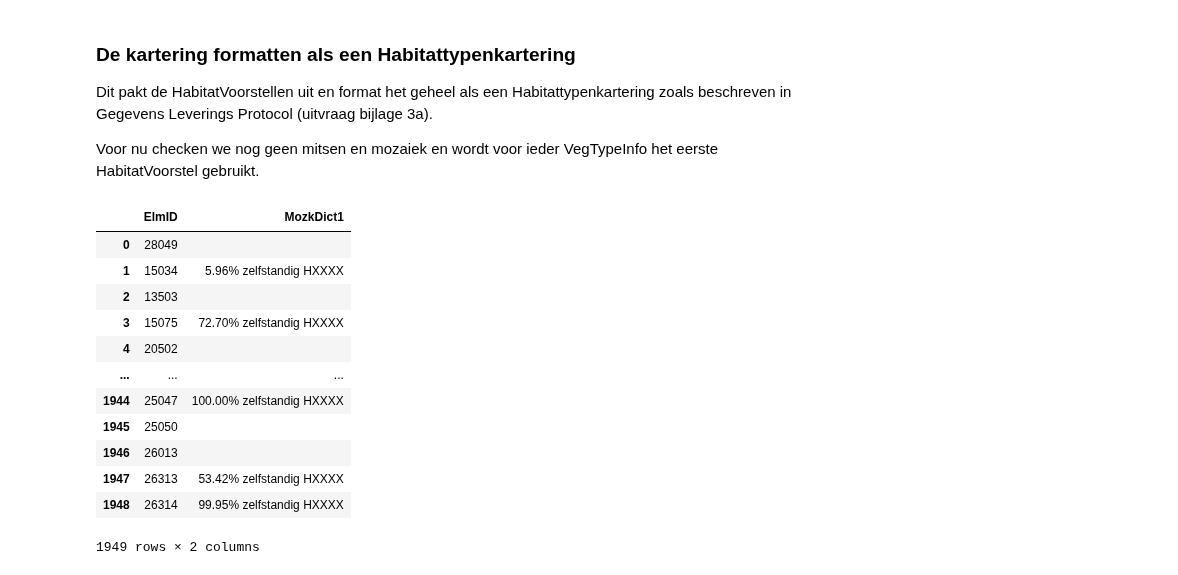
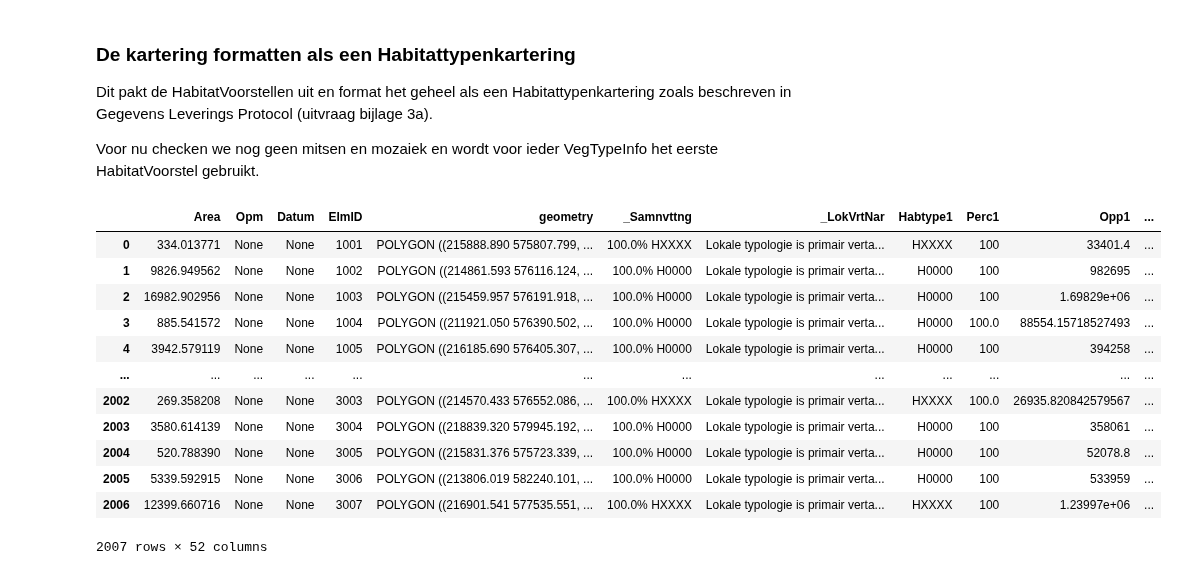
Before and after one commit to Spheer-ai/veg2hab, a Jupyter notebook: notebooks/functionality_test.ipynb, the cells around one changed output. Saved outputs shown, nothing was run; the diff lists cells and outputs as text; code cells hidden in the pictures.

```diff
--- a/notebooks/functionality_test.ipynb
+++ b/notebooks/functionality_test.ipynb
@@ -117,3 +117,20 @@ access_kartering.gdf.head(3)
 | 0 | 28049 | None | 19072013 | POLYGON ((189433.818 538314.302, ... | 3761.736281 | Lokale typologie is primair verta... | 1809 | 1809 | [(90%, SBB: ['9a2a'], VvN: []), (... |
 | 1 | 15034 | None | 10092013 | POLYGON ((190568.500 539171.122, ... | 10442.658431 | Lokale typologie is primair verta... | 815 | 815 | [(100%, SBB: ['50a'], VvN: [])] |
 | 2 | 13503 | None | 14102013 | POLYGON ((189538.104 539409.332, ... | 2174.098680 | Lokale typologie is primair verta... | 650 | 650 | [(90%, SBB: ['9a2a'], VvN: []), (... |
+# %%
+# Oke even voor testen
+
+shape_path = Path("../testing/vegetatiekarteringen/GR/SBB ZWK 2010/0814_Tussen de Gasten 2010/ZWK0814_2010.shp")
+csvs_path = Path("../testing/vegetatiekarteringen/DR Extra/NM_DCR2013/DCR2013_DigitaleStandaard/DCR fochteloo")
+
+shape_elm_id_column = "OBJECTID"
+
+# Elmid	Datum	Opmerking	single	SBB	SBBTYPE		+
+
+access_kartering = Kartering.from_shapefile(
+    shape_path, "Elmid", "single", "SBB", None, None, "SBBTYPE", None, "+", None
+)
+
+access_kartering.gdf.head(3)
+
+g = access_kartering.gdf
@@ -170,20 +192,20 @@ Dit pakt de HabitatVoorstellen uit en format het geheel als een Habitattypenkart
 Voor nu checken we nog geen mitsen en mozaiek en wordt voor ieder VegTypeInfo het eerste HabitatVoorstel gebruikt.
 # %%
 final_format = access_kartering.as_final_format()
-final_format[["ElmID", "MozkDict1"]]
+final_format
 # %% [output]
-|  | ElmID | MozkDict1 |
-| 0 | 28049 |  |
-| 1 | 15034 | 5.96% zelfstandig HXXXX |
-| 2 | 13503 |  |
-| 3 | 15075 | 72.70% zelfstandig HXXXX |
-| 4 | 20502 |  |
-| ... | ... | ... |
-| 1944 | 25047 | 100.00% zelfstandig HXXXX |
-| 1945 | 25050 |  |
-| 1946 | 26013 |  |
-| 1947 | 26313 | 53.42% zelfstandig HXXXX |
-| 1948 | 26314 | 99.95% zelfstandig HXXXX |
+|  | Area | Opm | Datum | ElmID | geometry | _Samnvttng | _LokVrtNar | Habtype1 | Perc1 | Opp1 | ... |
+| 0 | 334.013771 | None | None | 1001 | POLYGON ((215888.890 575807.799, ... | 100.0% HXXXX | Lokale typologie is primair verta... | HXXXX | 100 | 33401.4 | ... |
+| 1 | 9826.949562 | None | None | 1002 | POLYGON ((214861.593 576116.124, ... | 100.0% H0000 | Lokale typologie is primair verta... | H0000 | 100 | 982695 | ... |
+| 2 | 16982.902956 | None | None | 1003 | POLYGON ((215459.957 576191.918, ... | 100.0% H0000 | Lokale typologie is primair verta... | H0000 | 100 | 1.69829e+06 | ... |
+| 3 | 885.541572 | None | None | 1004 | POLYGON ((211921.050 576390.502, ... | 100.0% H0000 | Lokale typologie is primair verta... | H0000 | 100.0 | 88554.15718527493 | ... |
+| 4 | 3942.579119 | None | None | 1005 | POLYGON ((216185.690 576405.307, ... | 100.0% H0000 | Lokale typologie is primair verta... | H0000 | 100 | 394258 | ... |
+| ... | ... | ... | ... | ... | ... | ... | ... | ... | ... | ... | ... |
+| 2002 | 269.358208 | None | None | 3003 | POLYGON ((214570.433 576552.086, ... | 100.0% HXXXX | Lokale typologie is primair verta... | HXXXX | 100.0 | 26935.820842579567 | ... |
+| 2003 | 3580.614139 | None | None | 3004 | POLYGON ((218839.320 579945.192, ... | 100.0% H0000 | Lokale typologie is primair verta... | H0000 | 100 | 358061 | ... |
+| 2004 | 520.788390 | None | None | 3005 | POLYGON ((215831.376 575723.339, ... | 100.0% H0000 | Lokale typologie is primair verta... | H0000 | 100 | 52078.8 | ... |
+| 2005 | 5339.592915 | None | None | 3006 | POLYGON ((213806.019 582240.101, ... | 100.0% H0000 | Lokale typologie is primair verta... | H0000 | 100 | 533959 | ... |
+| 2006 | 12399.660716 | None | None | 3007 | POLYGON ((216901.541 577535.551, ... | 100.0% HXXXX | Lokale typologie is primair verta... | HXXXX | 100 | 1.23997e+06 | ... |
-1949 rows × 2 columns
+2007 rows × 52 columns
 # %%
 access_kartering.final_format_to_file(Path("../testing/veg2hab_output.shp"))
```
Also changed, not shown: parts of 5 cells of this notebook, 8 other files.
